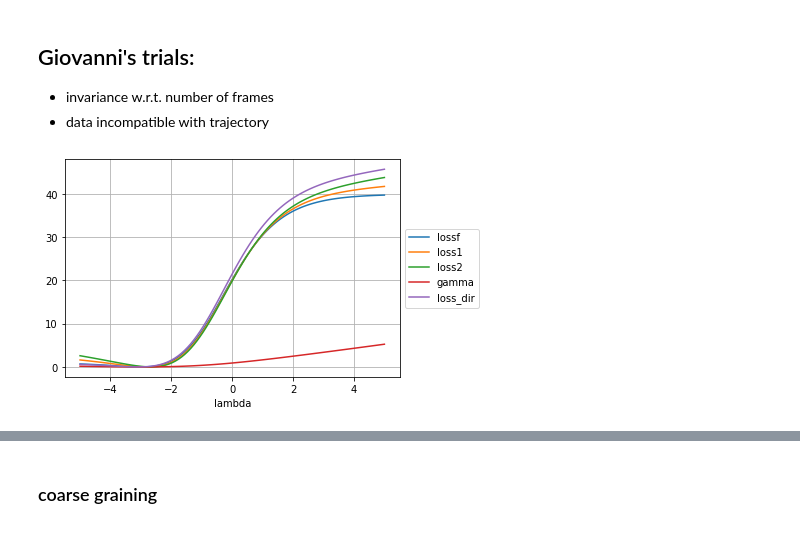
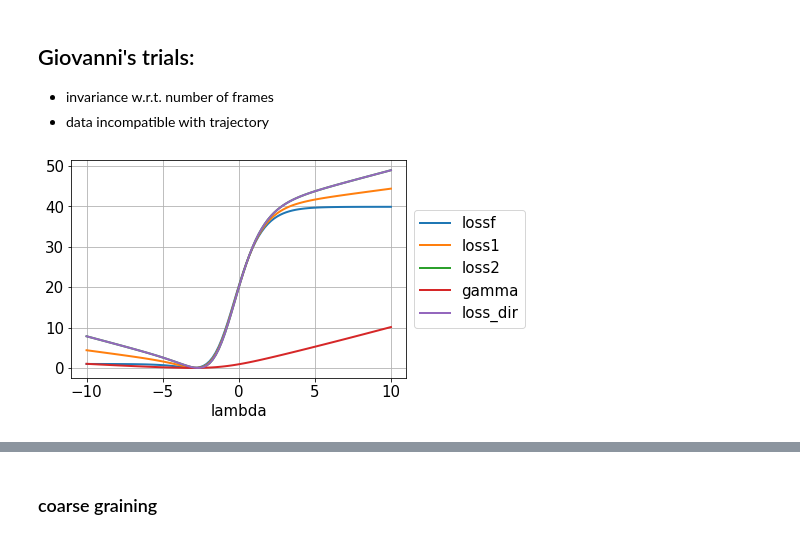
Before and after one commit to IvanGilardoni/Jeffreys_prior, a Jupyter notebook: main1.ipynb, the cells around one changed output, grey strips where cells are left out. Cells and saved outputs as stored; diff of their text form; code cells hidden in the pictures.

```diff
--- a/main1.ipynb
+++ b/main1.ipynb
@@ -927,33 +1213,35 @@ std:  {'None': array([0.00116885, 0.00126145]), 'jeffreys': array([0.00131763, 0
 ## Giovanni's trials:
 - invariance w.r.t. number of frames
 - data incompatible with trajectory
+# %%
+matplotlib.rcParams['lines.linewidth'] = 2
 # %%
 N = 1
 P0 = np.array([3.]*N + [1.]*N)
 P0 /= np.sum(P0)
 g = np.array([0]*N + [1]*N)
 
 gexp = 0.9
 sigma = 0.1
 
-lambdas = np.linspace(-5, 5, 100)
+lambdas = np.linspace(-10, 10, 100)
 
 out = compute(lambdas, P0, g, gexp, sigma, alpha)
 
 out['loss1'] = out['lossf'] - np.log(out['std_g'])
 out['loss2'] = out['lossf'] - 2*np.log(out['std_g'])
 out['loss_dir'] = out['lossf'] - np.log(out['dirichlet'])
 
 for s in ['lossf', 'loss1', 'loss2', 'gamma', 'loss_dir']:
 
     out[s] -= np.min(out[s])
-    plt.plot(lambdas, out[s], '-', label=s)  # ,markersize=0.5)
+    plt.plot(lambdas, out[s], '-', label=s, markersize=0.5)
 
 plt.legend(loc='center left', bbox_to_anchor=(1, 0.5))
 plt.xlabel('lambda')
 #plt.yscale('log')
 #plt.xlim([-10,10])
 # plt.ylim([-5, 20])
 plt.grid()
 # %% [output]
-[figure, old version]
+[figure, new version]
```
Also changed, not shown: parts of 87 cells of this notebook, 2 other files.
